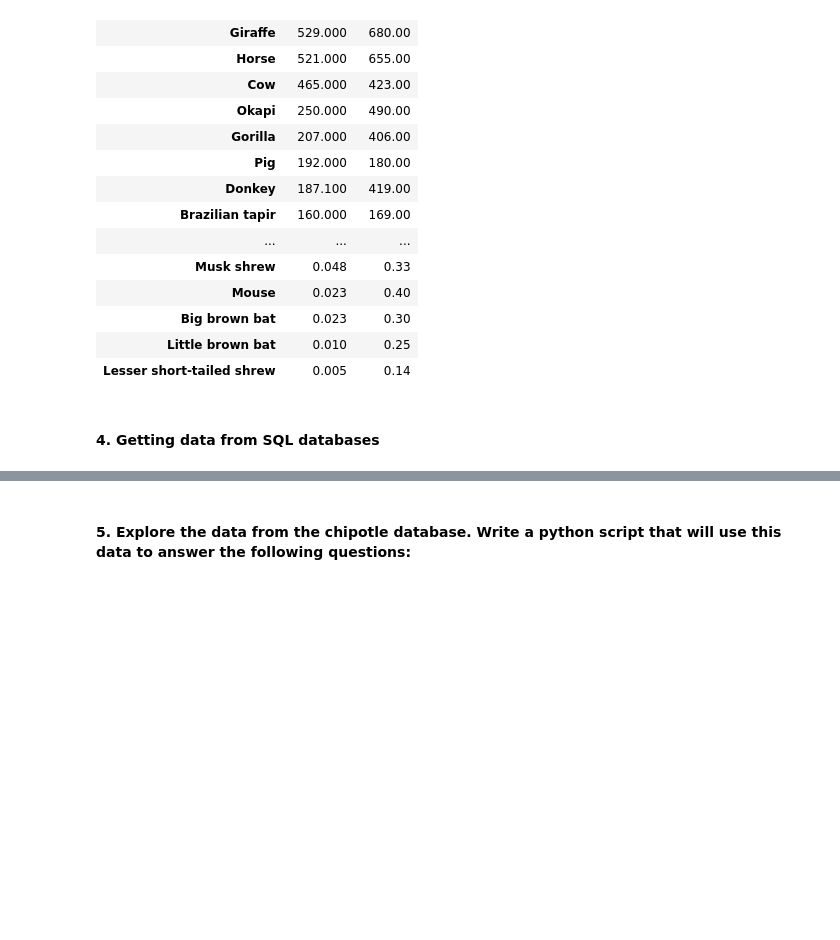
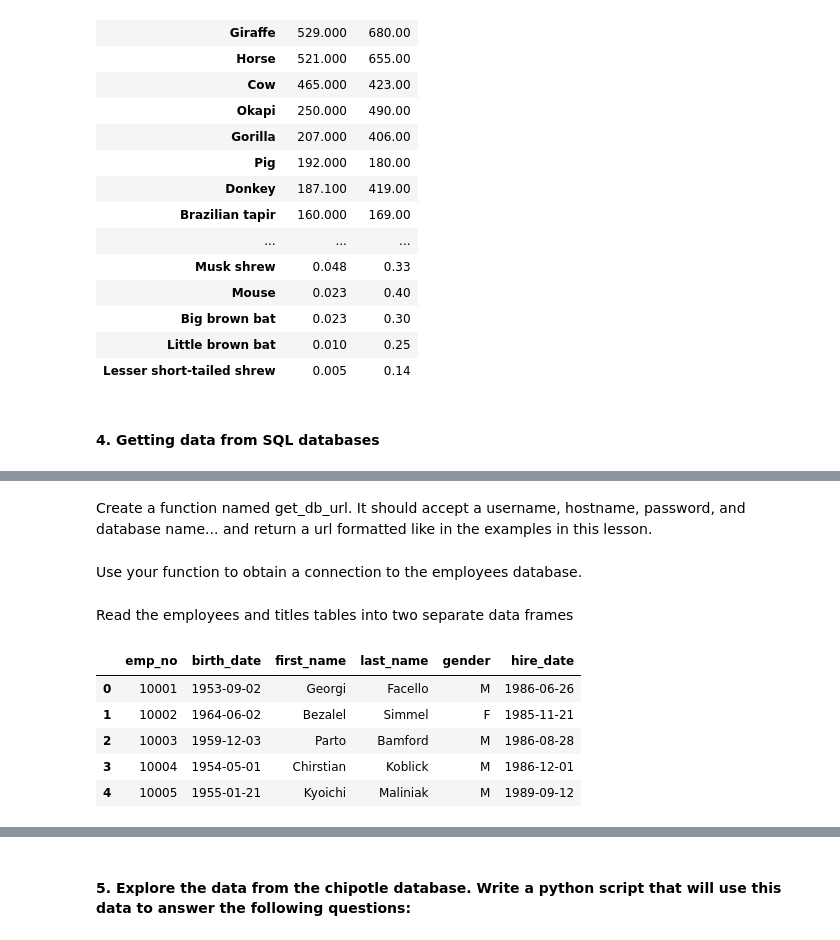
Before and after one commit to HackneyChad/python-exercises, a Jupyter notebook: 4.8_pandas_exercises.ipynb, the cells around one changed output, grey strips where cells are left out. Cells and saved outputs as stored; diff of their text form; code cells hidden in the pictures; blank space fills up the shorter version.

```diff
--- a/4.8_pandas_exercises.ipynb
+++ b/4.8_pandas_exercises.ipynb
@@ -363,0 +356,12 @@ Read the employees and titles tables into two separate data frames
+# %% [markdown]
+Create a function named get_db_url.
+It should accept a username, hostname, password, and database name...
+and return a url formatted like in the examples in this lesson.
+# %% [markdown]
+Use your function to obtain a connection to the employees database.
+# %%
+def get_db_url(db, user, host, password):
+  from sqlalchemy import create_engine
+#   url = f'mysql+mysqlconnector://{user}:{password}@{host}/{db}'
+  url = f'mysql+pymysql://{user}:{password}@{host}/{db}'
+  return create_engine(url)
@@ -363,0 +370,16 @@ Read the employees and titles tables into two separate data frames
+# %% [markdown]
+Read the employees and titles tables into two separate data frames
+# %%
+import pandas as pd
+conn = get_db_url('employees', user, host, password)
+
+df_employees_employees = pd.read_sql('select * from employees;', conn)
+
+df_employees_employees.head()
+# %% [output]
+|  | emp_no | birth_date | first_name | last_name | gender | hire_date |
+| 0 | 10001 | 1953-09-02 | Georgi | Facello | M | 1986-06-26 |
+| 1 | 10002 | 1964-06-02 | Bezalel | Simmel | F | 1985-11-21 |
+| 2 | 10003 | 1959-12-03 | Parto | Bamford | M | 1986-08-28 |
+| 3 | 10004 | 1954-05-01 | Chirstian | Koblick | M | 1986-12-01 |
+| 4 | 10005 | 1955-01-21 | Kyoichi | Maliniak | M | 1989-09-12 |
```
Also changed, not shown: parts of 6 cells of this notebook.
